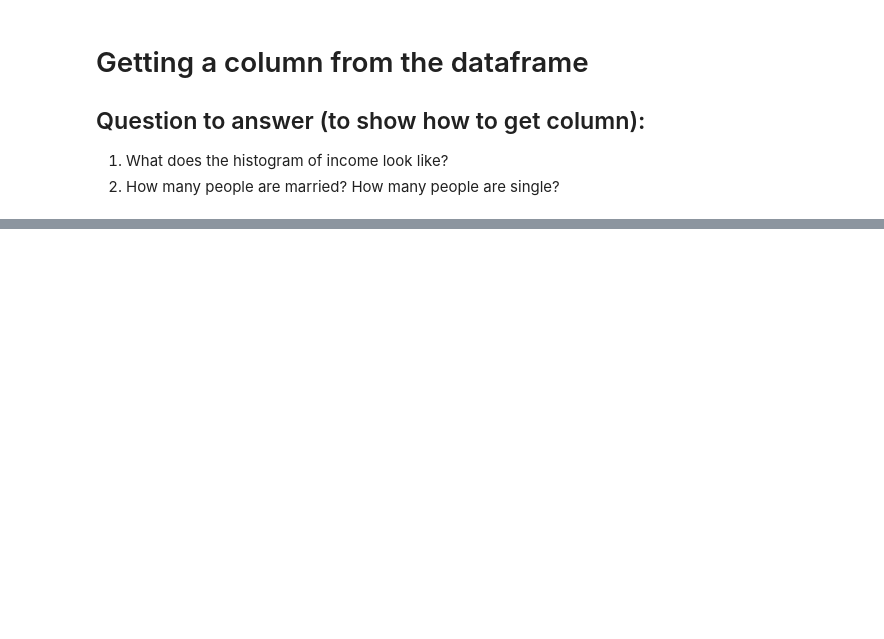
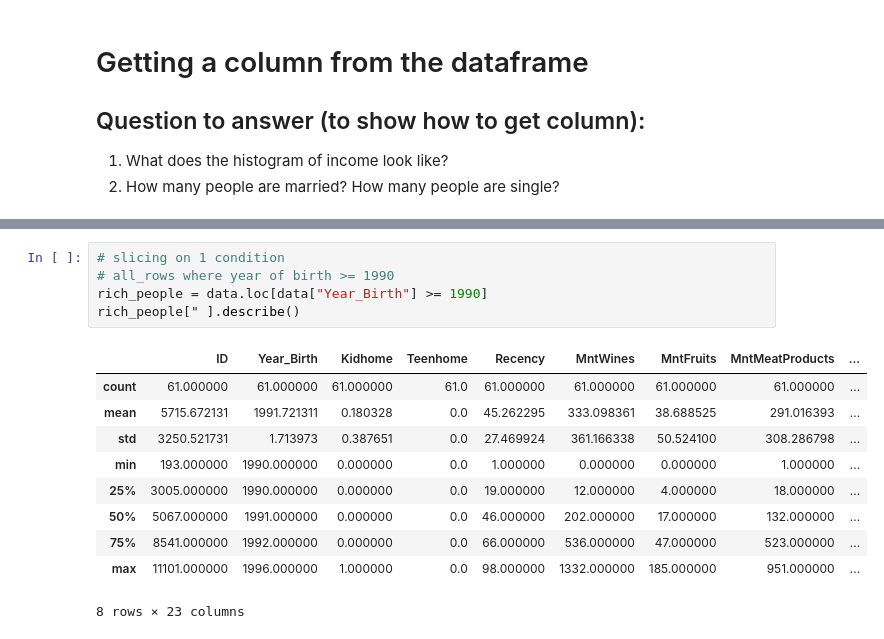
Before and after one commit to wongstein/teaching-notebooks, a Jupyter notebook: marketing-campagin/get_data.ipynb, the cells around one changed output, grey strips where cells are left out. Cells and saved outputs as stored; diff of their text form; blank space fills up the shorter version.

```diff
--- a/marketing-campagin/get_data.ipynb
+++ b/marketing-campagin/get_data.ipynb
@@ -47,0 +372,16 @@ income_list[:5]
+# %%
+# slicing on 1 condition
+# all_rows where year of birth >= 1990
+rich_people = data.loc[data["Year_Birth"] >= 1990]
+rich_people[" ].describe()
+# %% [output]
+|  | ID | Year_Birth | Kidhome | Teenhome | Recency | MntWines | MntFruits | MntMeatProducts | ... |
+| count | 61.000000 | 61.000000 | 61.000000 | 61.0 | 61.000000 | 61.000000 | 61.000000 | 61.000000 | ... |
+| mean | 5715.672131 | 1991.721311 | 0.180328 | 0.0 | 45.262295 | 333.098361 | 38.688525 | 291.016393 | ... |
+| std | 3250.521731 | 1.713973 | 0.387651 | 0.0 | 27.469924 | 361.166338 | 50.524100 | 308.286798 | ... |
+| min | 193.000000 | 1990.000000 | 0.000000 | 0.0 | 1.000000 | 0.000000 | 0.000000 | 1.000000 | ... |
+| 25% | 3005.000000 | 1990.000000 | 0.000000 | 0.0 | 19.000000 | 12.000000 | 4.000000 | 18.000000 | ... |
+| 50% | 5067.000000 | 1991.000000 | 0.000000 | 0.0 | 46.000000 | 202.000000 | 17.000000 | 132.000000 | ... |
+| 75% | 8541.000000 | 1992.000000 | 0.000000 | 0.0 | 66.000000 | 536.000000 | 47.000000 | 523.000000 | ... |
+| max | 11101.000000 | 1996.000000 | 1.000000 | 0.0 | 98.000000 | 1332.000000 | 185.000000 | 951.000000 | ... |
+8 rows × 23 columns
```
Also changed, not shown: parts of 44 cells of this notebook, 3 other files.
